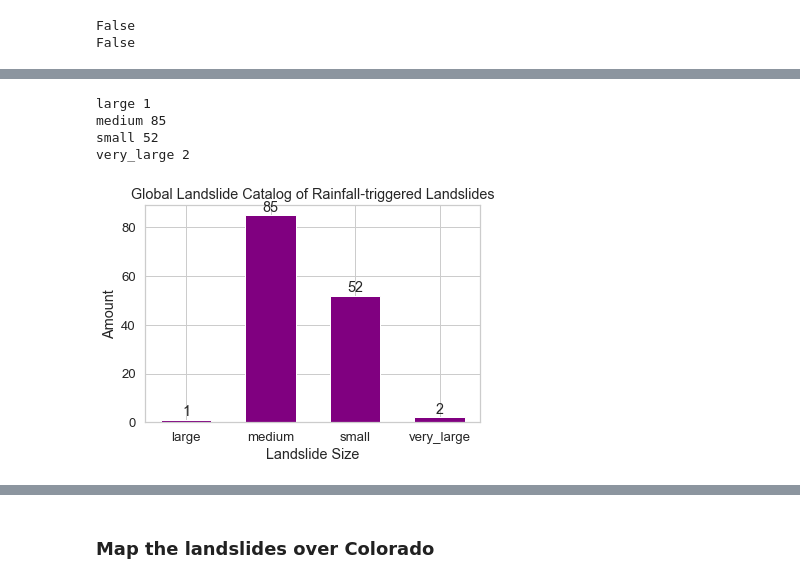
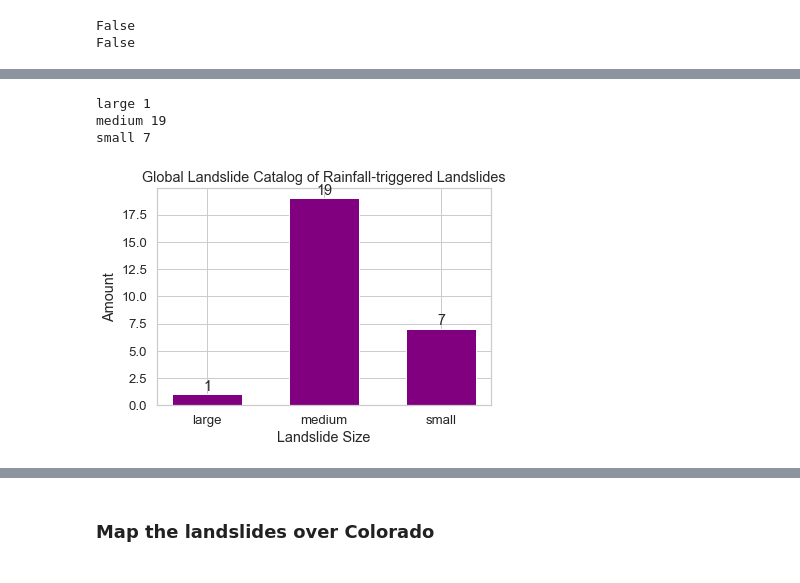
Before and after one commit to jacquiewitte/capstone-landslides-soilmoisture, a Jupyter notebook: capstone-study-area-final.ipynb, the cells around one changed output, grey strips where cells are left out. Saved outputs shown, nothing was run; the diff lists cells and outputs as text; code cells hidden in the pictures.

```diff
--- a/capstone-study-area-final.ipynb
+++ b/capstone-study-area-final.ipynb
@@ -54,9 +36,18 @@ glc
 # %%
-glc_co = glc[(glc['country_code'] == 'US') & (
-                                glc['admin_division_name'] == 'Colorado') & (
-                                glc['landslide_trigger'] != 'freeze_thaw') &(
-                                glc['landslide_trigger'] != 'snowfall_snowmelt')
+# Read the file
+glc = pd.read_csv(glc_file)
+
+glc_co = glc[(glc['country_code'] == 'US')
+             & (glc['admin_division_name'] == 'Colorado')
+             & (glc['landslide_trigger'] != 'freeze_thaw')
+             & (glc['landslide_trigger'] != 'snowfall_snowmelt')
+             & (glc['landslide_trigger'] != 'earthquake')
+             & (glc['landslide_trigger'] != 'leaking_pipe')
+             & (glc['landslide_trigger'] != 'no_apparent_trigger')
+             & (glc['landslide_trigger'] != 'other')
+             & (glc['landslide_trigger'] != 'unknown')
             ]
+
 # covert to datetime
 glc_co['date'] = pd.to_datetime(glc_co['event_date'])
 glc_co = glc_co.set_index('date').sort_index()
@@ -95,3 +79,3 @@ glc_co[glc_co['landslide_trigger'] == 'tropical_cyclone']
 # %%
-glc_co_2015to2016 = glc_co[glc_co.index > '2015-04-01']
+glc_co_gt2015 = glc_co[glc_co.index > '2015-04-01']
 # %%
@@ -119,38 +103,29 @@ glc_co_2015to2016
 # %%
-glc_co.columns
+glc_co_gt2015.columns
 #glc_co[['landslide_size', 'injury_count']]
 
 stack_plot = []
 labels = []
-for i, data in glc_co.groupby('landslide_size'):
+for i, data in glc_co_gt2015.groupby('landslide_size'):
     labels.append(i)
     stack_plot.append(data['landslide_size'].count())
     print(i, data['landslide_size'].count())
 
 labels, stack_plot
 
 f, ax = plt.subplots()
 width = 0.6
 bars = ax.bar(labels, stack_plot, width, color='purple')
 ax.set(xlabel='Landslide Size',
        ylabel='Amount',
        title='Global Landslide Catalog of Rainfall-triggered Landslides')
 
-ax.bar_label(bars, padding=1)
-
-# Saving figure
-plot_output = os.path.join(et.io.HOME,
-                           'earth-analytics',
-                           'ea-python-2022-capstone', 'plots',
-                           'glc_landslide_size.jpg')
-
-plt.savefig(plot_output)
+ax.bar_label(bars, padding=1);
 # %% [output]
 large 1
-medium 85
-small 52
-very_large 2
+medium 19
+small 7
-[figure, old version]
+[figure, new version]
 # %%
 stack_plot = []
 labels = []
```
Also changed, not shown: parts of 15 cells of this notebook.
